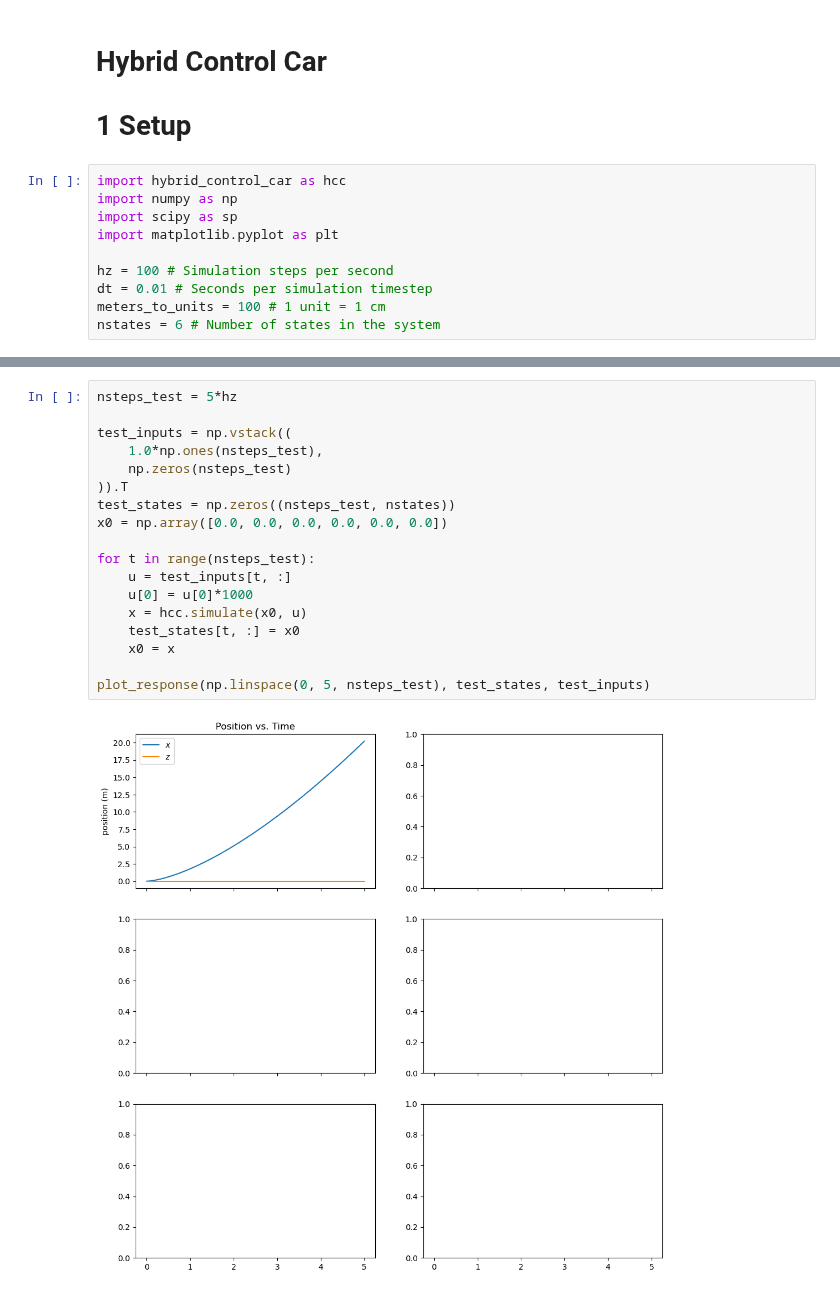
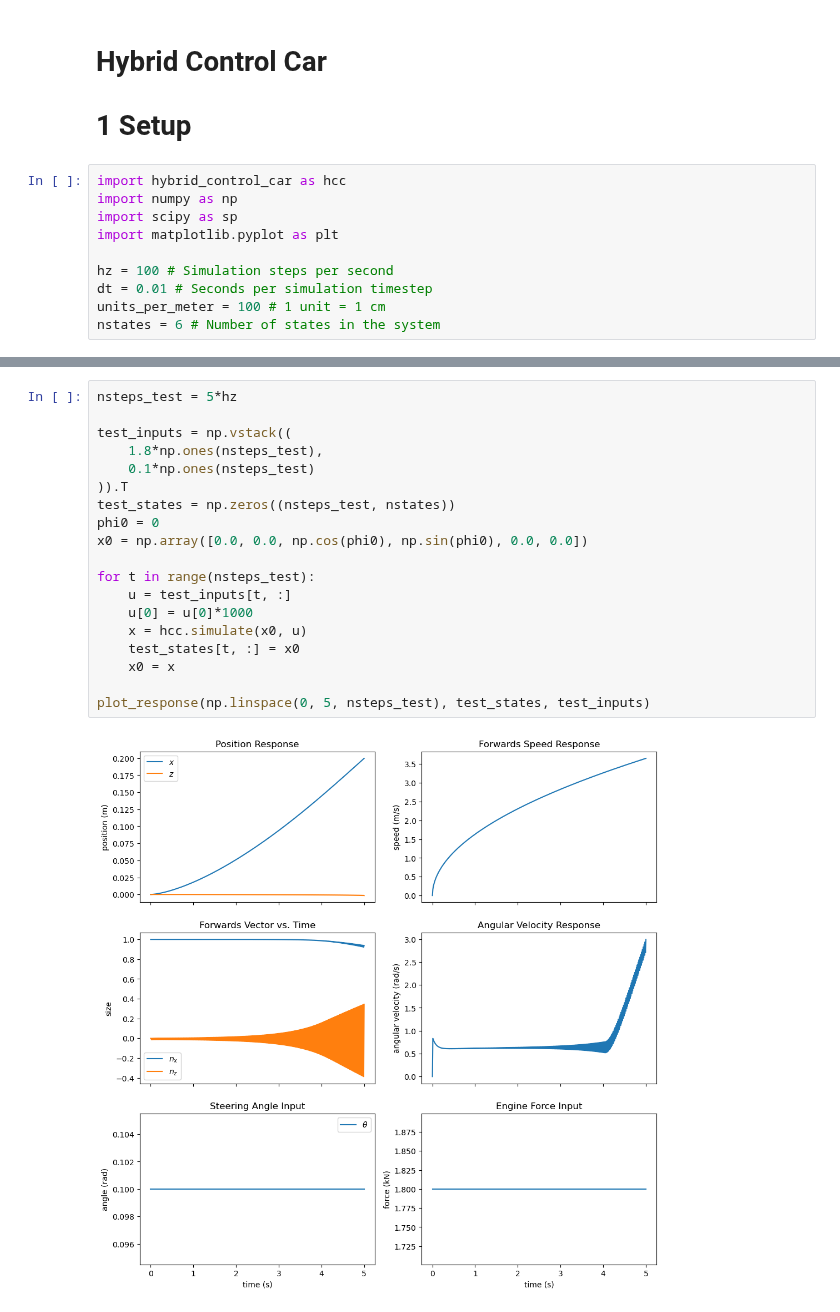
Before and after one commit to KylerLimata/hybrid-control-car, a Jupyter notebook: project2.ipynb, the cells around one changed output, grey strips where cells are left out. Cells and saved outputs as stored; diff of their text form.

Commit message:
Plot full state and input

```diff
--- a/project2.ipynb
+++ b/project2.ipynb
@@ -11,6 +11,6 @@ import matplotlib.pyplot as plt
 
 hz = 100 # Simulation steps per second
 dt = 0.01 # Seconds per simulation timestep
-meters_to_units = 100 # 1 unit = 1 cm
+units_per_meter = 100 # 1 unit = 1 cm
 nstates = 6 # Number of states in the system
 # %%
@@ -36,20 +61,21 @@ def plot_response(time, states, inputs):
 # %%
 nsteps_test = 5*hz
 
 test_inputs = np.vstack((
-    1.0*np.ones(nsteps_test),
-    np.zeros(nsteps_test)
+    1.8*np.ones(nsteps_test),
+    0.1*np.ones(nsteps_test)
 )).T
 test_states = np.zeros((nsteps_test, nstates))
-x0 = np.array([0.0, 0.0, 0.0, 0.0, 0.0, 0.0])
+phi0 = 0
+x0 = np.array([0.0, 0.0, np.cos(phi0), np.sin(phi0), 0.0, 0.0])
 
 for t in range(nsteps_test):
     u = test_inputs[t, :]
     u[0] = u[0]*1000
     x = hcc.simulate(x0, u)
     test_states[t, :] = x0
     x0 = x
 
 plot_response(np.linspace(0, 5, nsteps_test), test_states, test_inputs)
 # %% [output]
-[figure, old version]
+[figure, new version]
```
Also changed, not shown: parts of 1 cell of this notebook.
